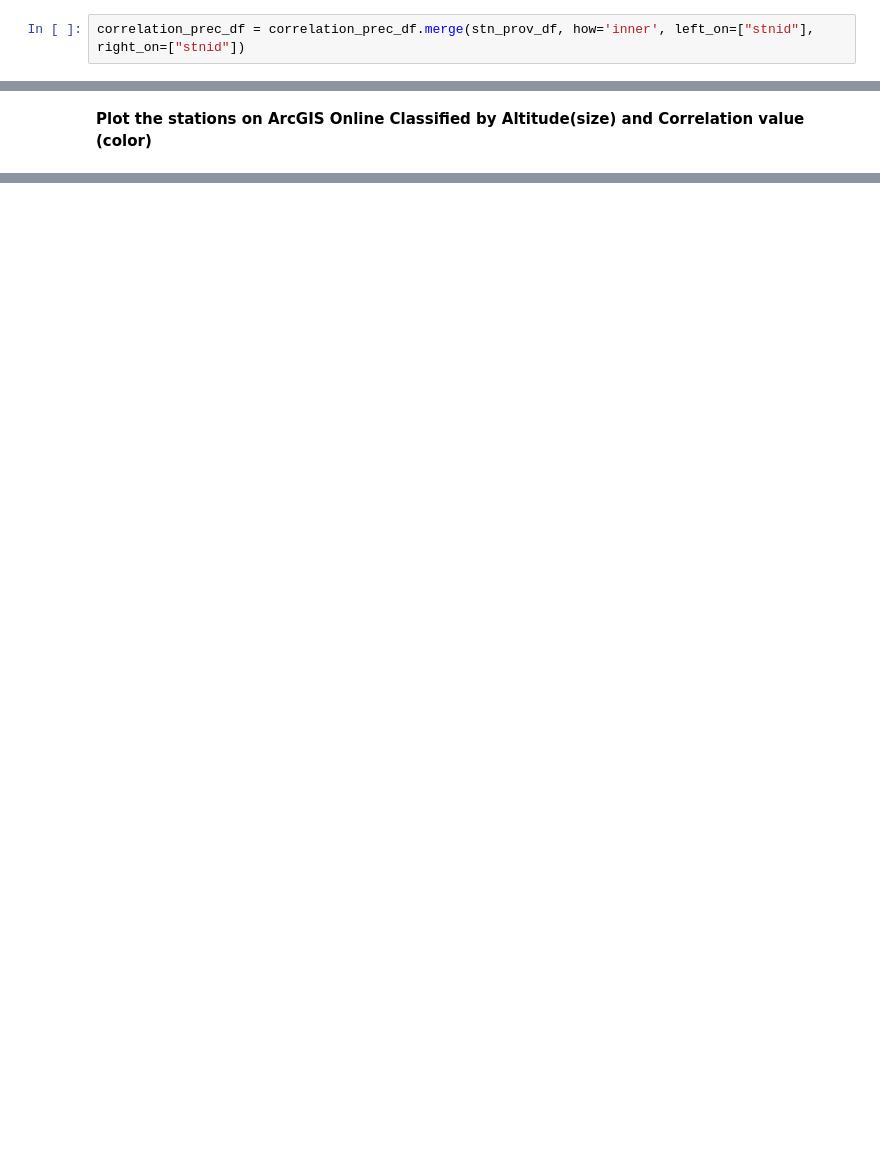
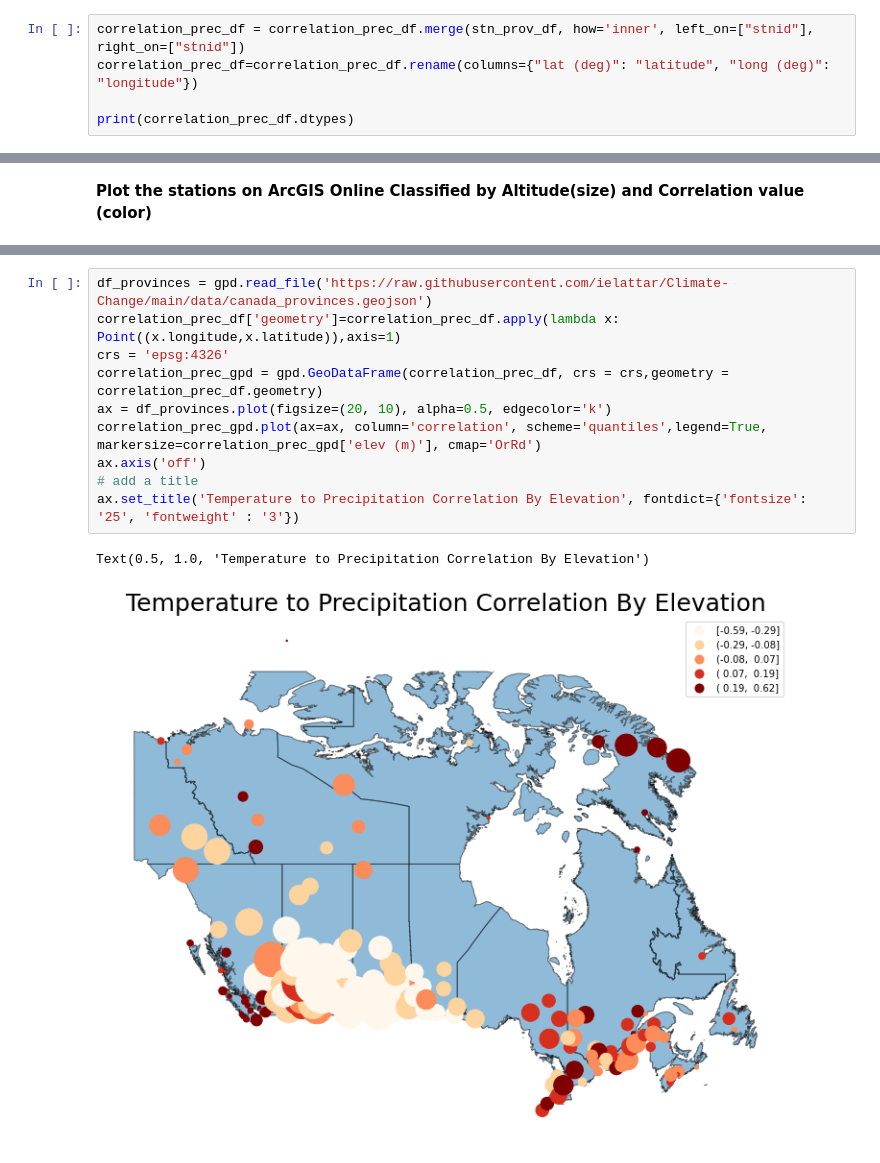
Before and after one commit to ielattar/Climate-Change, a Jupyter notebook: notebooks/temperature-precipitation.ipynb, the cells around one changed output, grey strips where cells are left out. Saved outputs shown, nothing was run; the diff lists cells and outputs as text; blank space fills up the shorter version.

```diff
--- a/notebooks/temperature-precipitation.ipynb
+++ b/notebooks/temperature-precipitation.ipynb
@@ -198,3 +201,6 @@ plt.legend(bbox_to_anchor=(1.05, 1), loc=2, borderaxespad=0.)
 **Join the correlation dataframe to station dataframe to append location fields.**
 # %%
 correlation_prec_df = correlation_prec_df.merge(stn_prov_df, how='inner', left_on=["stnid"], right_on=["stnid"])
+correlation_prec_df=correlation_prec_df.rename(columns={"lat (deg)": "latitude", "long (deg)": "longitude"})
+
+print(correlation_prec_df.dtypes)
@@ -217,3 +235,16 @@ mapview
 # %% [output]
 MapView(layout=Layout(height='400px', width='100%'), legend=True)
 [interactive output not drawn]
+# %%
+df_provinces = gpd.read_file('https://raw.githubusercontent.com/ielattar/Climate-Change/main/data/canada_provinces.geojson')
+correlation_prec_df['geometry']=correlation_prec_df.apply(lambda x: Point((x.longitude,x.latitude)),axis=1)
+crs = 'epsg:4326'
+correlation_prec_gpd = gpd.GeoDataFrame(correlation_prec_df, crs = crs,geometry = correlation_prec_df.geometry)
+ax = df_provinces.plot(figsize=(20, 10), alpha=0.5, edgecolor='k')
+correlation_prec_gpd.plot(ax=ax, column='correlation', scheme='quantiles',legend=True, markersize=correlation_prec_gpd['elev (m)'], cmap='OrRd')
+ax.axis('off')
+# add a title
+ax.set_title('Temperature to Precipitation Correlation By Elevation', fontdict={'fontsize': '25', 'fontweight' : '3'})
+# %% [output]
+Text(0.5, 1.0, 'Temperature to Precipitation Correlation By Elevation')
+[figure, added]
```
Also changed, not shown: parts of 2 cells of this notebook.
